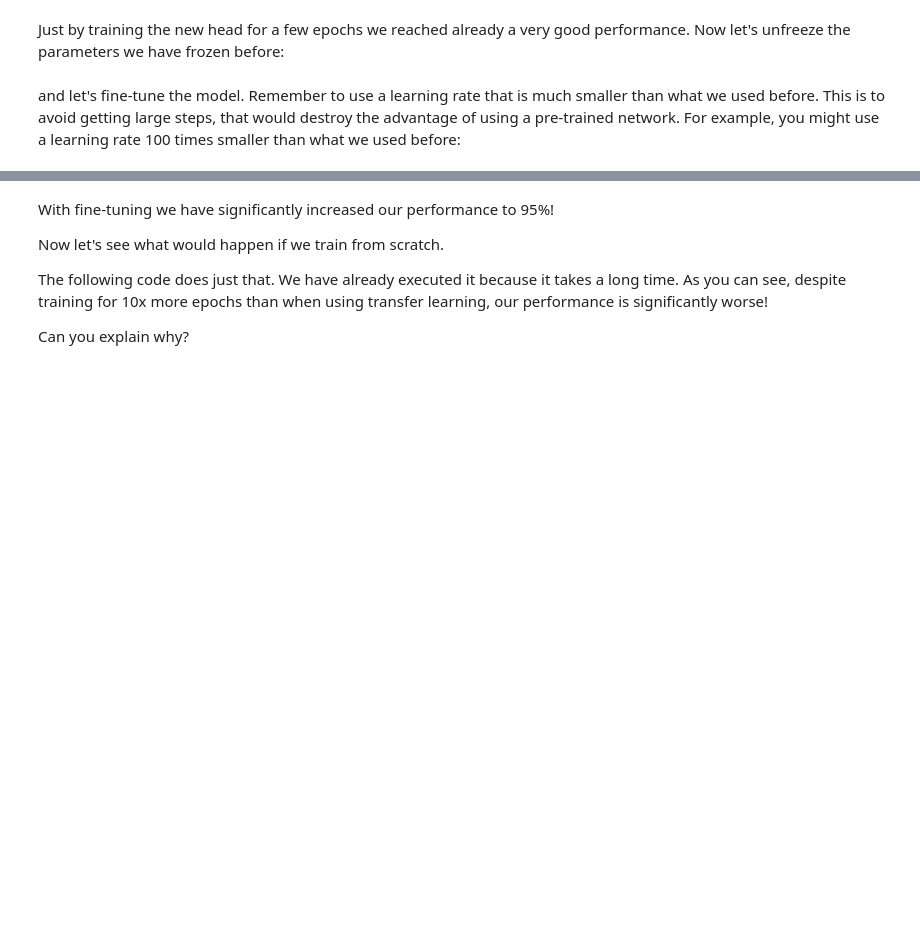
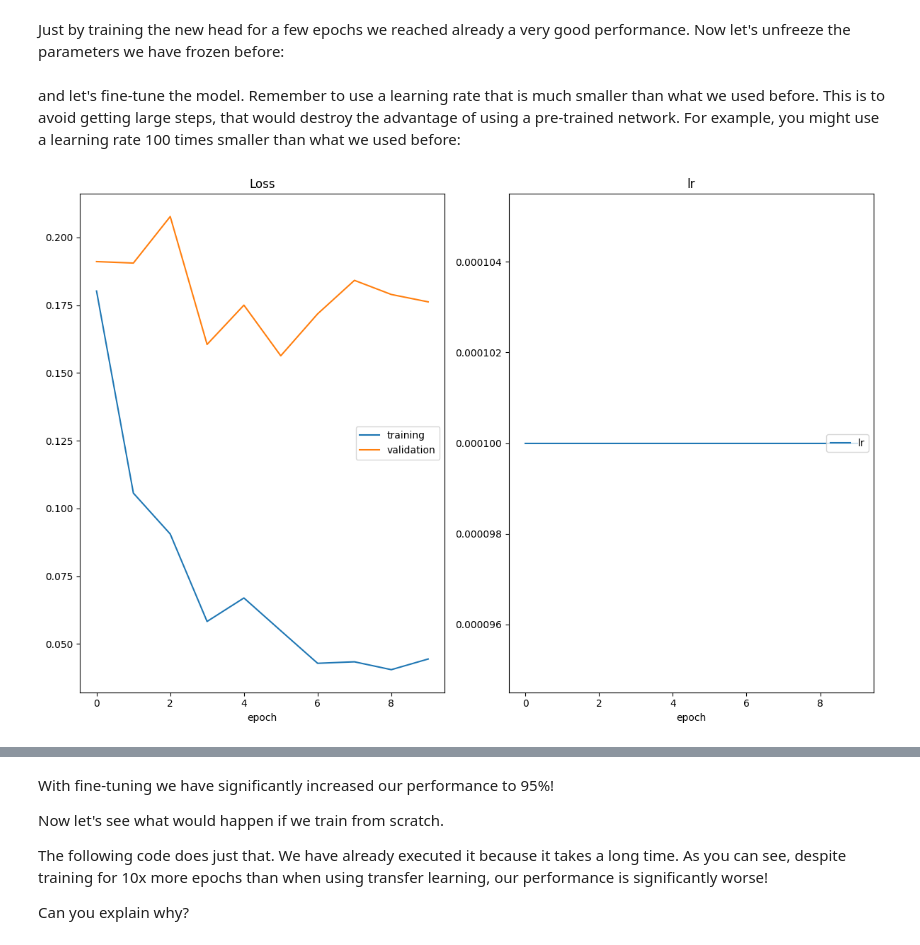
Before and after one commit to LastExile16/DeepLearning, a Jupyter notebook: 2. CNN/Transfer Learning/transfer_learning.ipynb, the cells around one changed output, grey strips where cells are left out. Cells and saved outputs as stored; diff of their text form; code cells hidden in the pictures; blank space fills up the shorter version.

```diff
--- a/2. CNN/Transfer Learning/transfer_learning.ipynb
+++ b/2. CNN/Transfer Learning/transfer_learning.ipynb
@@ -160,18 +145,20 @@ for p in frozen_parameters:
 and let's fine-tune the model. Remember to use a learning rate that is much smaller than what we used before. This is to avoid getting large steps, that would destroy the advantage of using a pre-trained network. For example, you might use a learning rate 100 times smaller than what we used before:
 # %%
 n_epochs = 10
-lr = # YOUR CODE HERE
+lr = lr/100
 
 optimizer = torch.optim.Adam(model.parameters(), lr)
 
 optimize(
     data_loaders,
     model,
     optimizer,
     loss,
     n_epochs,
     "best.pt",
     interactive_tracking=True,
 )
+# %% [output]
+[figure, added]
 # %%
 _ = one_epoch_test(data_loaders['valid'], model, loss)
```
Also changed, not shown: parts of 9 cells of this notebook, 4 other files.
